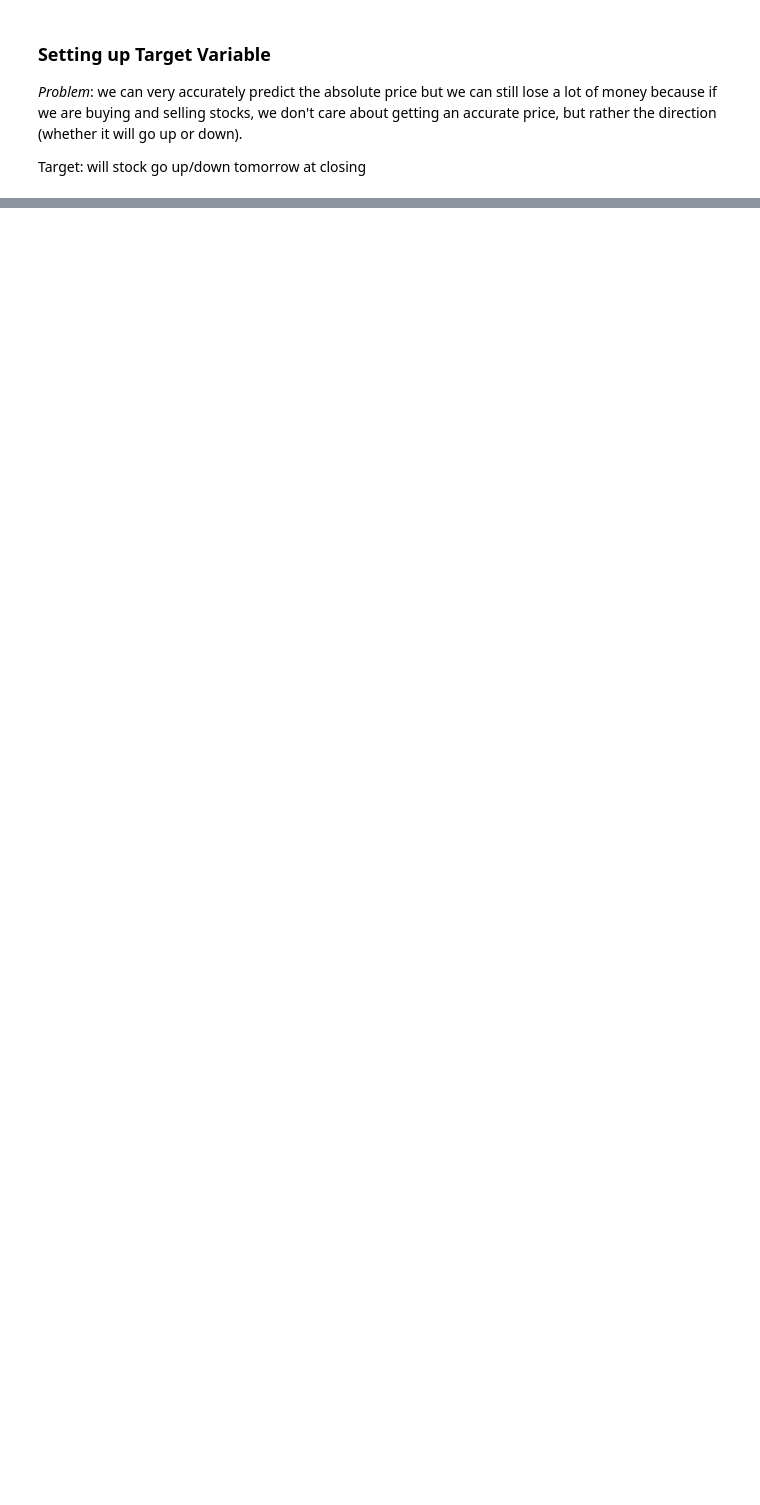
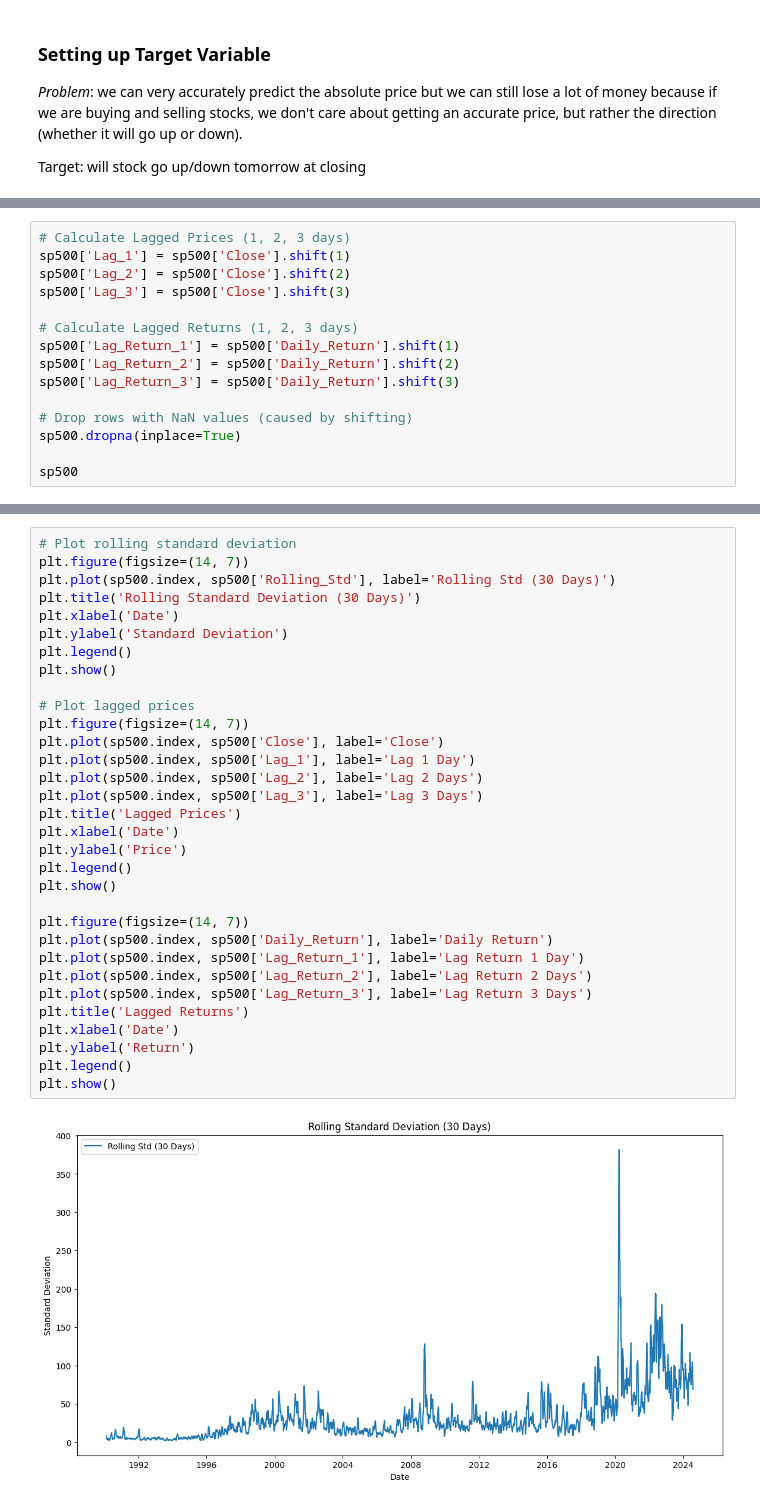
Before and after one commit to boxler135/Stock-Market-Analysis, a Jupyter notebook: EDA.ipynb, the cells around one changed output, grey strips where cells are left out. Cells and saved outputs as stored; diff of their text form; blank space fills up the shorter version.

```diff
--- a/EDA.ipynb
+++ b/EDA.ipynb
@@ -308,0 +413,15 @@ sp500
+# %%
+# Calculate Lagged Prices (1, 2, 3 days)
+sp500['Lag_1'] = sp500['Close'].shift(1)
+sp500['Lag_2'] = sp500['Close'].shift(2)
+sp500['Lag_3'] = sp500['Close'].shift(3)
+
+# Calculate Lagged Returns (1, 2, 3 days)
+sp500['Lag_Return_1'] = sp500['Daily_Return'].shift(1)
+sp500['Lag_Return_2'] = sp500['Daily_Return'].shift(2)
+sp500['Lag_Return_3'] = sp500['Daily_Return'].shift(3)
+
+# Drop rows with NaN values (caused by shifting)
+sp500.dropna(inplace=True)
+
+sp500
@@ -308,0 +443,34 @@ sp500
+# %%
+# Plot rolling standard deviation
+plt.figure(figsize=(14, 7))
+plt.plot(sp500.index, sp500['Rolling_Std'], label='Rolling Std (30 Days)')
+plt.title('Rolling Standard Deviation (30 Days)')
+plt.xlabel('Date')
+plt.ylabel('Standard Deviation')
+plt.legend()
+plt.show()
+
+# Plot lagged prices
+plt.figure(figsize=(14, 7))
+plt.plot(sp500.index, sp500['Close'], label='Close')
+plt.plot(sp500.index, sp500['Lag_1'], label='Lag 1 Day')
+plt.plot(sp500.index, sp500['Lag_2'], label='Lag 2 Days')
+plt.plot(sp500.index, sp500['Lag_3'], label='Lag 3 Days')
+plt.title('Lagged Prices')
+plt.xlabel('Date')
+plt.ylabel('Price')
+plt.legend()
+plt.show()
+
+plt.figure(figsize=(14, 7))
+plt.plot(sp500.index, sp500['Daily_Return'], label='Daily Return')
+plt.plot(sp500.index, sp500['Lag_Return_1'], label='Lag Return 1 Day')
+plt.plot(sp500.index, sp500['Lag_Return_2'], label='Lag Return 2 Days')
+plt.plot(sp500.index, sp500['Lag_Return_3'], label='Lag Return 3 Days')
+plt.title('Lagged Returns')
+plt.xlabel('Date')
+plt.ylabel('Return')
+plt.legend()
+plt.show()
+# %% [output]
+[figure, added]
```
Also changed, not shown: parts of 14 cells of this notebook.
